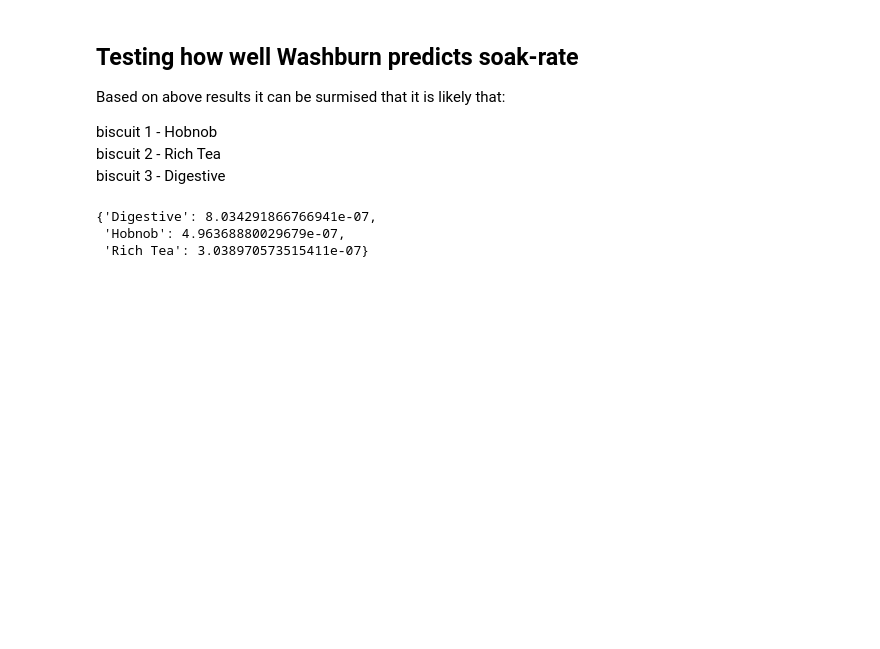
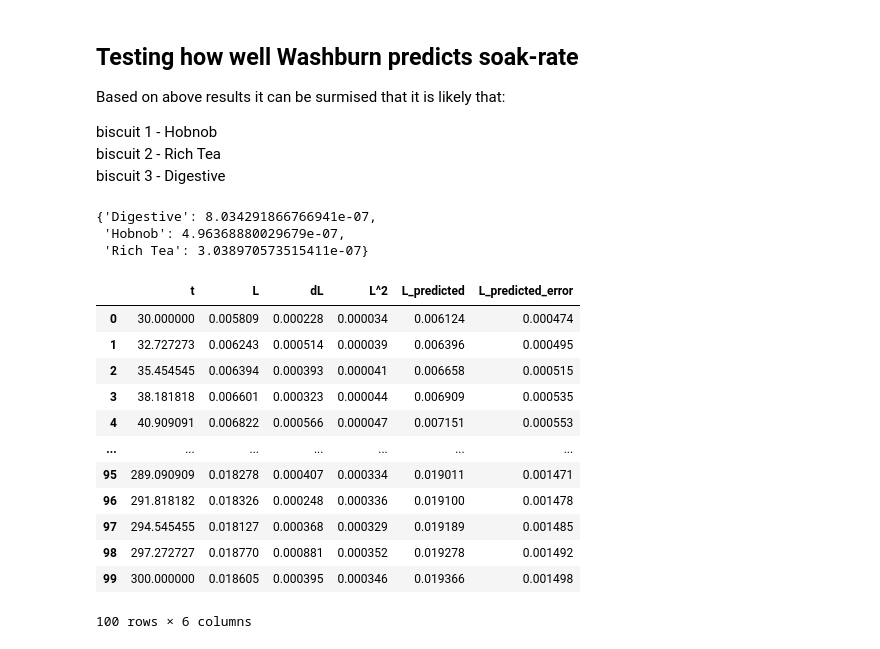
Before and after one commit to maximillian-dolan/ML_dunking, a Jupyter notebook: rate_analysis.ipynb, the cells around one changed output. Saved outputs shown, nothing was run; the diff lists cells and outputs as text; code cells hidden in the pictures; blank space fills up the shorter version.

```diff
--- a/rate_analysis.ipynb
+++ b/rate_analysis.ipynb
@@ -206,8 +214,25 @@ def washburn_length(df,r):
 # %%
 # Predict L using washburn equation
 
 for index, biscuit in enumerate(biscuits):
     biscuit['L_predicted'] = washburn_length(biscuit, radii_biscuits[f'biscuit_{index+1}'])
+    biscuit['L_predicted_error'] = washburn_error(biscuit, radii_biscuits[f'biscuit_{index+1}'], std_biscuits[f'biscuit_{index+1}'])
+
+biscuits[1]
+# %% [output]
+|  | t | L | dL | L^2 | L_predicted | L_predicted_error |
+| 0 | 30.000000 | 0.005809 | 0.000228 | 0.000034 | 0.006124 | 0.000474 |
+| 1 | 32.727273 | 0.006243 | 0.000514 | 0.000039 | 0.006396 | 0.000495 |
+| 2 | 35.454545 | 0.006394 | 0.000393 | 0.000041 | 0.006658 | 0.000515 |
+| 3 | 38.181818 | 0.006601 | 0.000323 | 0.000044 | 0.006909 | 0.000535 |
+| 4 | 40.909091 | 0.006822 | 0.000566 | 0.000047 | 0.007151 | 0.000553 |
+| ... | ... | ... | ... | ... | ... | ... |
+| 95 | 289.090909 | 0.018278 | 0.000407 | 0.000334 | 0.019011 | 0.001471 |
+| 96 | 291.818182 | 0.018326 | 0.000248 | 0.000336 | 0.019100 | 0.001478 |
+| 97 | 294.545455 | 0.018127 | 0.000368 | 0.000329 | 0.019189 | 0.001485 |
+| 98 | 297.272727 | 0.018770 | 0.000881 | 0.000352 | 0.019278 | 0.001492 |
+| 99 | 300.000000 | 0.018605 | 0.000395 | 0.000346 | 0.019366 | 0.001498 |
+100 rows × 6 columns
 # %%
 # Plot washburn predicted
 
```
Also changed, not shown: parts of 4 cells of this notebook, 2 other files.
